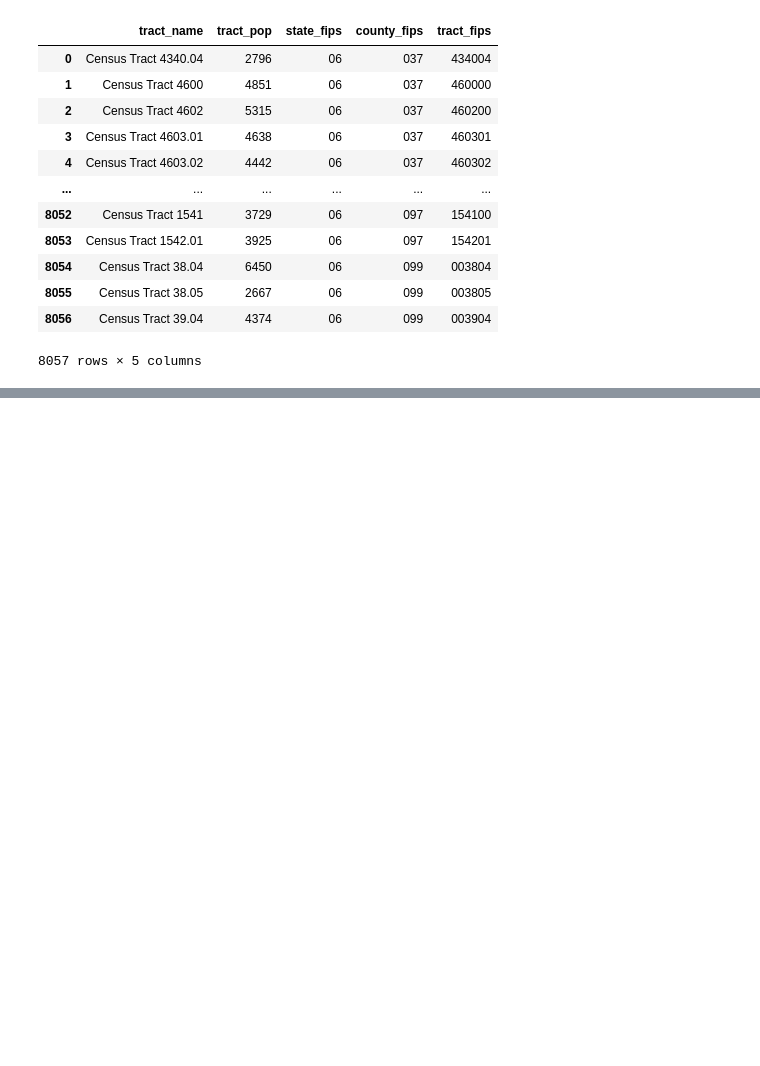
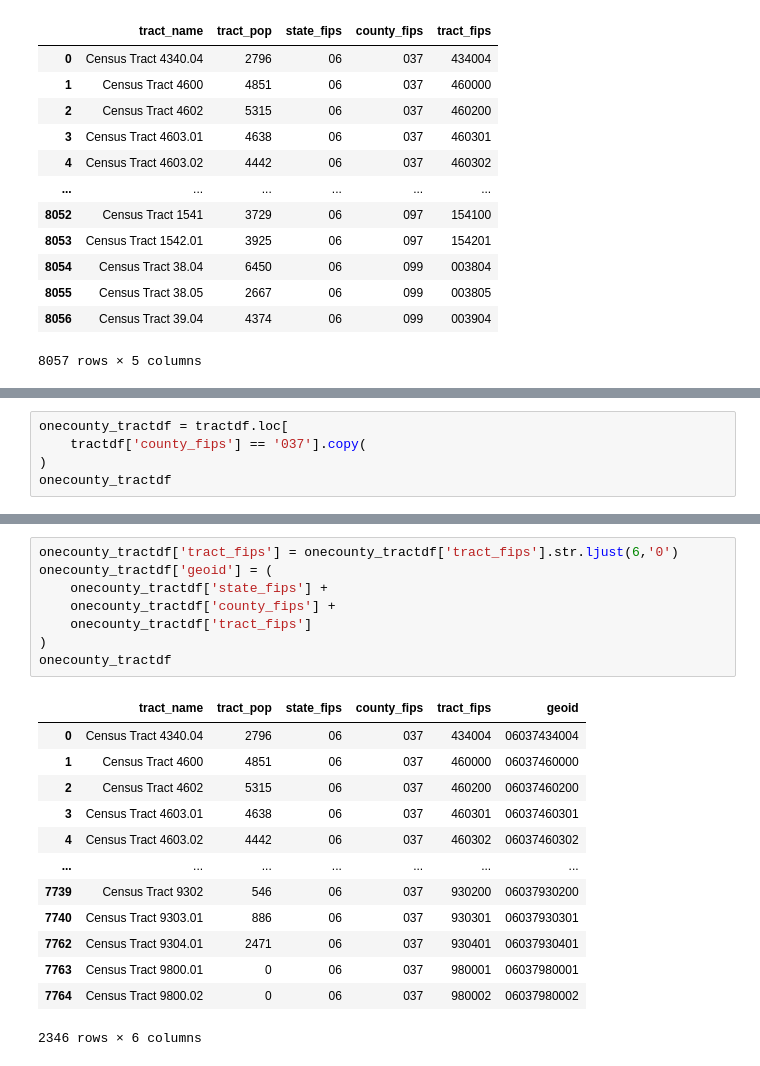
Before and after one commit to cliburn/learn-python-stats, a Jupyter notebook: Projec_Geospatial_Notes.ipynb, the cells around one changed output, grey strips where cells are left out. Drawn from its saved outputs; the diff is of its cells as text; blank space fills up the shorter version.

```diff
--- a/Projec_Geospatial_Notes.ipynb
+++ b/Projec_Geospatial_Notes.ipynb
@@ -75,0 +72,5 @@ tractdf
+# %%
+onecounty_tractdf = tractdf.loc[
+    tractdf['county_fips'] == '037'].copy(
+)
+onecounty_tractdf
@@ -75,0 +91,22 @@ tractdf
+# %%
+onecounty_tractdf['tract_fips'] = onecounty_tractdf['tract_fips'].str.ljust(6,'0')
+onecounty_tractdf['geoid'] = (
+    onecounty_tractdf['state_fips'] +
+    onecounty_tractdf['county_fips'] +
+    onecounty_tractdf['tract_fips']
+)
+onecounty_tractdf
+# %% [output]
+|  | tract_name | tract_pop | state_fips | county_fips | tract_fips | geoid |
+| 0 | Census Tract 4340.04 | 2796 | 06 | 037 | 434004 | 06037434004 |
+| 1 | Census Tract 4600 | 4851 | 06 | 037 | 460000 | 06037460000 |
+| 2 | Census Tract 4602 | 5315 | 06 | 037 | 460200 | 06037460200 |
+| 3 | Census Tract 4603.01 | 4638 | 06 | 037 | 460301 | 06037460301 |
+| 4 | Census Tract 4603.02 | 4442 | 06 | 037 | 460302 | 06037460302 |
+| ... | ... | ... | ... | ... | ... | ... |
+| 7739 | Census Tract 9302 | 546 | 06 | 037 | 930200 | 06037930200 |
+| 7740 | Census Tract 9303.01 | 886 | 06 | 037 | 930301 | 06037930301 |
+| 7762 | Census Tract 9304.01 | 2471 | 06 | 037 | 930401 | 06037930401 |
+| 7763 | Census Tract 9800.01 | 0 | 06 | 037 | 980001 | 06037980001 |
+| 7764 | Census Tract 9800.02 | 0 | 06 | 037 | 980002 | 06037980002 |
+2346 rows × 6 columns
```
Also changed, not shown: parts of 11 cells of this notebook.
